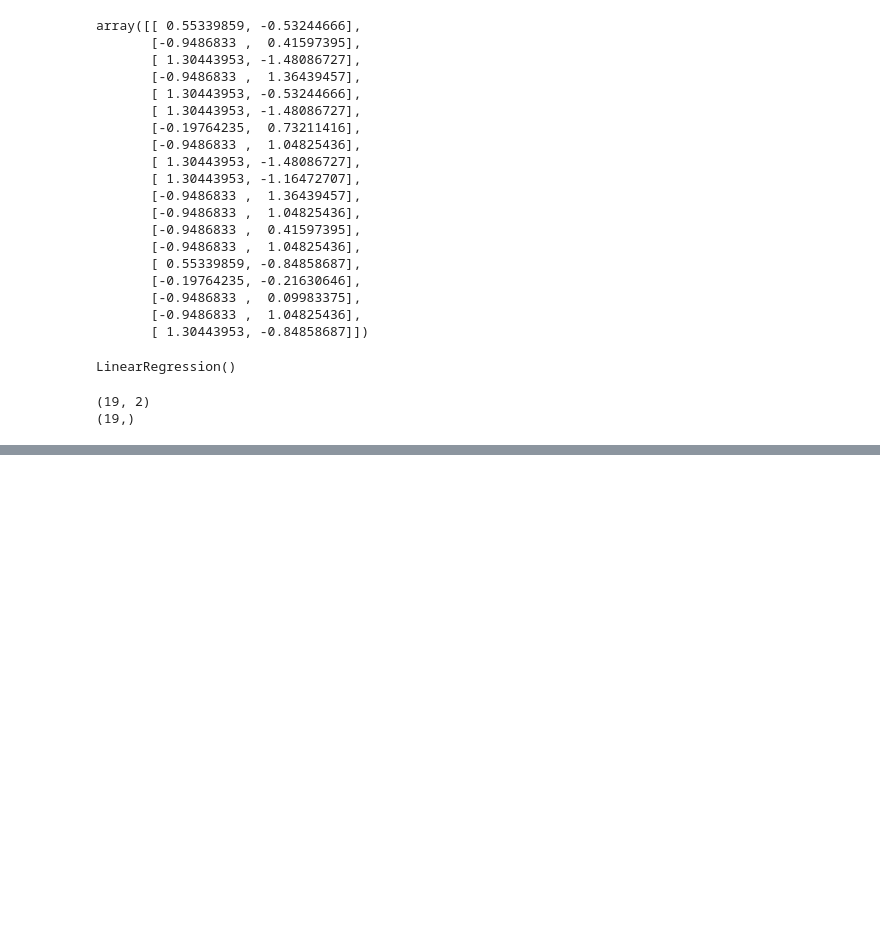
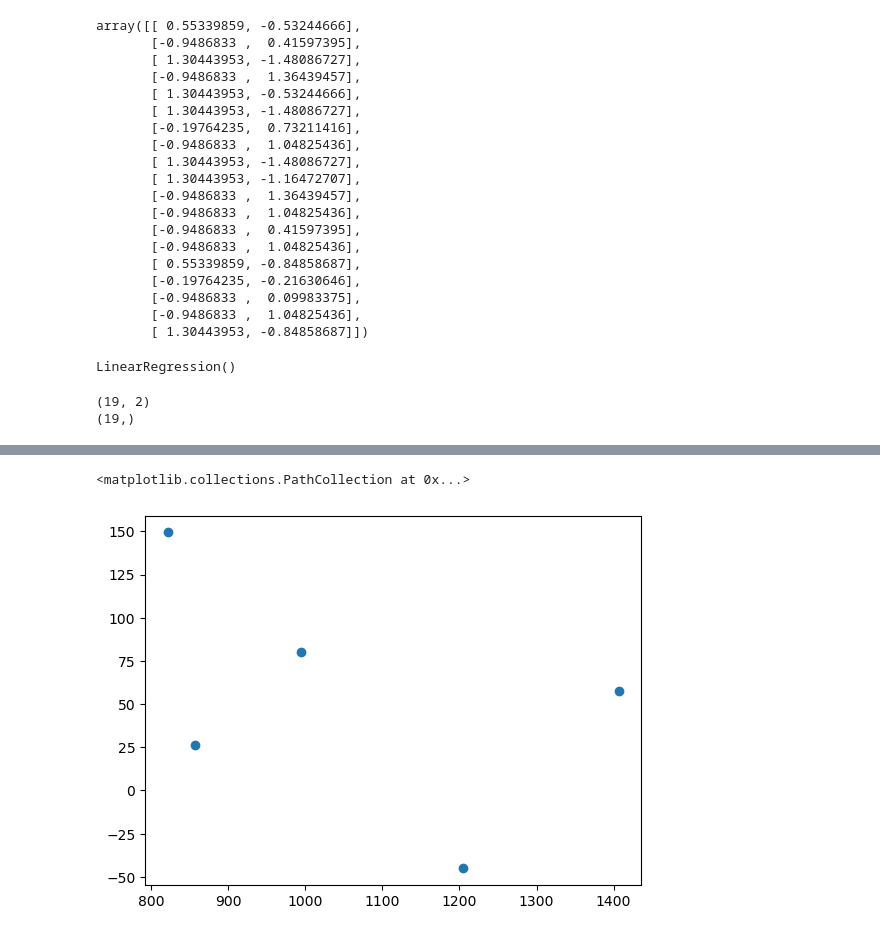
Before and after one commit to Abdullah-Niaz/Machine_Learning, a Jupyter notebook: Regression/Multiple_Linear_Regression/Multiple Linear Regression.ipynb, the cells around one changed output, grey strips where cells are left out. Cells and saved outputs as stored; diff of their text form; code cells hidden in the pictures; blank space fills up the shorter version.

```diff
--- a/Regression/Multiple_Linear_Regression/Multiple Linear Regression.ipynb
+++ b/Regression/Multiple_Linear_Regression/Multiple Linear Regression.ipynb
@@ -138,0 +181,6 @@ validation_score = cross_val_score(
+# %%
+# scatter plot with repsect to predictions and residuals
+plt.scatter(y_pred, residuals)
+# %% [output]
+<matplotlib.collections.PathCollection at 0x...>
+[figure, added]
```
Also changed, not shown: parts of 11 cells of this notebook.
